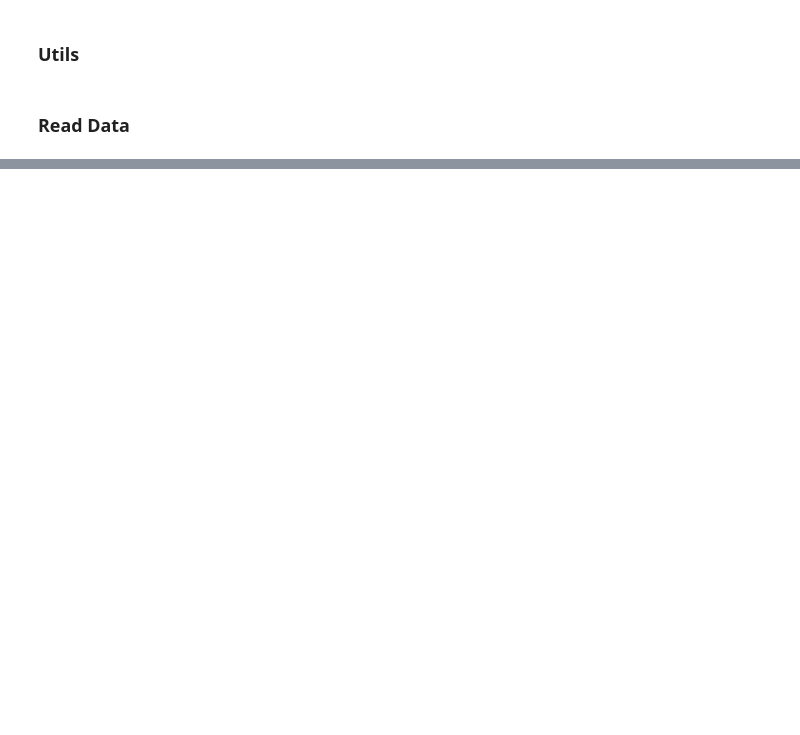
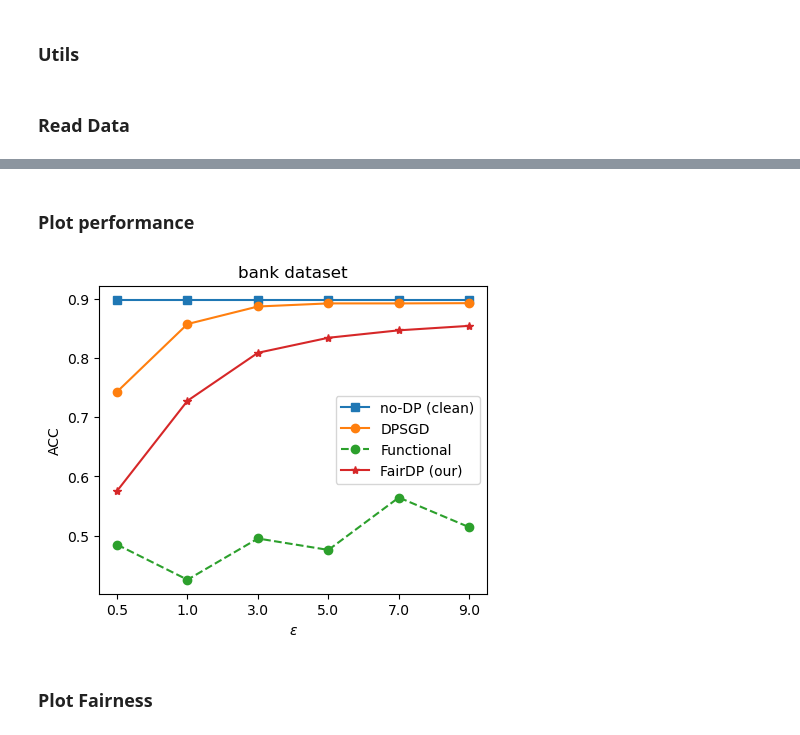
Before and after one commit to khangtran2020/FairDP, a Jupyter notebook: result_plotting.ipynb, the cells around one changed output, grey strips where cells are left out. Saved outputs shown, nothing was run; the diff lists cells and outputs as text; code cells hidden in the pictures; blank space fills up the shorter version.

```diff
--- a/result_plotting.ipynb
+++ b/result_plotting.ipynb
@@ -16,8 +16,10 @@ clip = 2.0
 folds = 5
 lr = 0.5
 epsilon = [0.5, 1.0, 3.0, 5.0, 7.0, 9.0]
-noise_scale_bank = [21.75, 11.517, 4.3384, 2.83, 2.1743, 1.8079]
-noise_scale_adult = [3.55, 1.98, 0.982, 0.794, 0.704, 0.648]
+ns_ = {
+    'bank': [21.75, 11.517, 4.3384, 2.83, 2.1743, 1.8079],
+    'adult': [3.55, 1.98, 0.982, 0.794, 0.704, 0.648]
+}
 # %% [markdown]
 ### Utils
 # %%
@@ -109,0 +247,8 @@ female_df = test_df[test_df['z'] == 0]
+# %% [markdown]
+### Plot performance
+# %%
+plot_performance(dataset='bank', noise_scale = ns_['bank'], epsilon=epsilon)
+# %% [output]
+[figure, added]
+# %% [markdown]
+### Plot Fairness
```
Also changed, not shown: parts of 7 cells of this notebook, 2 other files.
